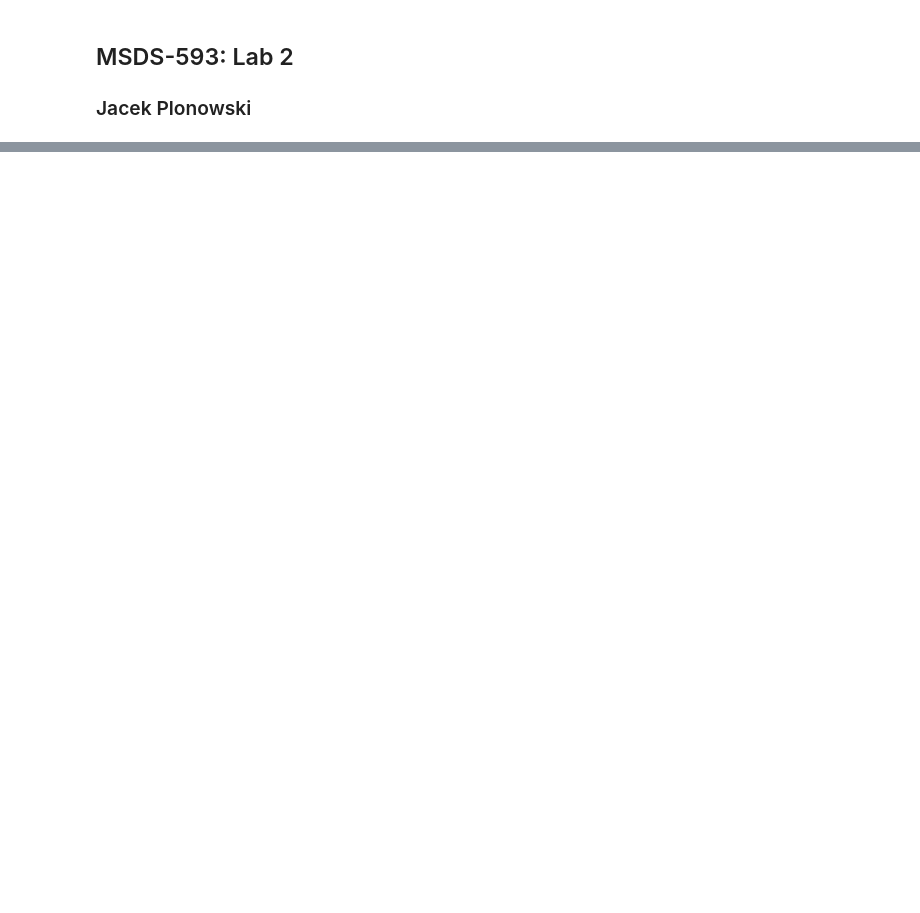
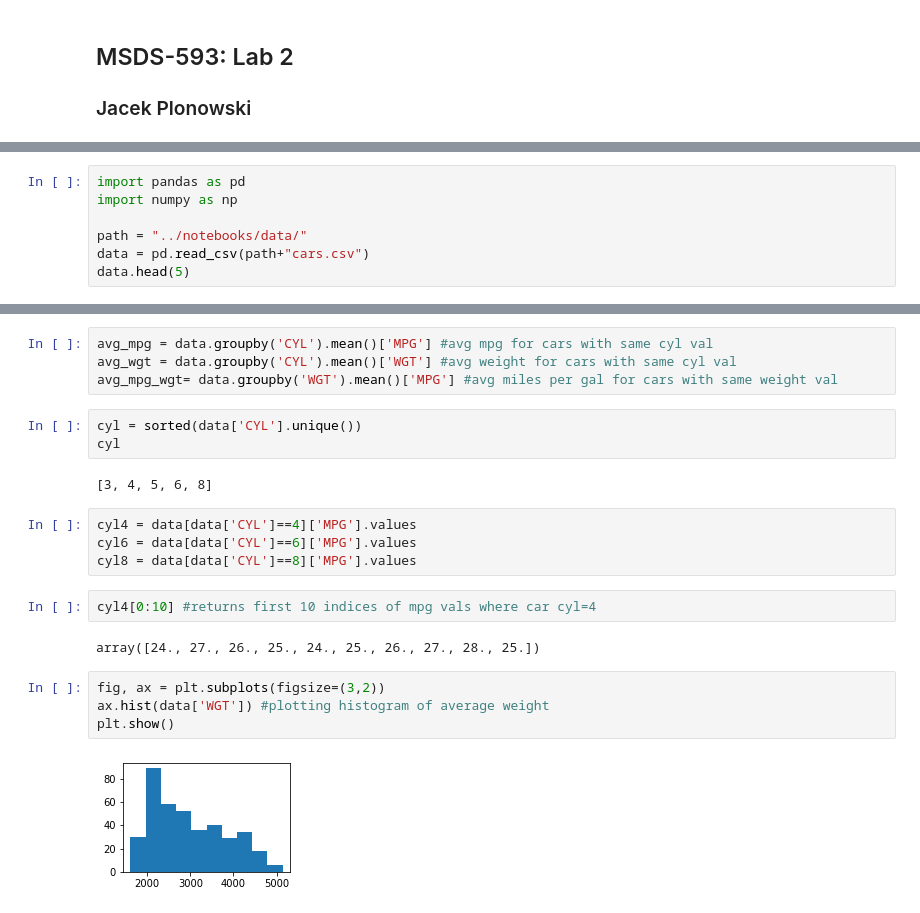
Before and after one commit to jpnski/msds593, a Jupyter notebook: labs/lab-8-27.ipynb, the cells around one changed output, grey strips where cells are left out. Cells and saved outputs as stored; diff of their text form; blank space fills up the shorter version.

Commit message:
updated lab2 notebook

```diff
--- a/labs/lab-8-27.ipynb
+++ b/labs/lab-8-27.ipynb
@@ -10,0 +20,7 @@ plt.plot([1,2,3],
+# %%
+import pandas as pd
+import numpy as np
+
+path = "../notebooks/data/"
+data = pd.read_csv(path+"cars.csv")
+data.head(5)
@@ -10,0 +34,23 @@ plt.plot([1,2,3],
+# %%
+avg_mpg = data.groupby('CYL').mean()['MPG'] #avg mpg for cars with same cyl val
+avg_wgt = data.groupby('CYL').mean()['WGT'] #avg weight for cars with same cyl val
+avg_mpg_wgt= data.groupby('WGT').mean()['MPG'] #avg miles per gal for cars with same weight val
+# %%
+cyl = sorted(data['CYL'].unique())
+cyl
+# %% [output]
+[3, 4, 5, 6, 8]
+# %%
+cyl4 = data[data['CYL']==4]['MPG'].values
+cyl6 = data[data['CYL']==6]['MPG'].values
+cyl8 = data[data['CYL']==8]['MPG'].values
+# %%
+cyl4[0:10] #returns first 10 indices of mpg vals where car cyl=4
+# %% [output]
+array([24., 27., 26., 25., 24., 25., 26., 27., 28., 25.])
+# %%
+fig, ax = plt.subplots(figsize=(3,2))
+ax.hist(data['WGT']) #plotting histogram of average weight
+plt.show()
+# %% [output]
+[figure, added]
```
Also changed, not shown: parts of 23 cells of this notebook.
